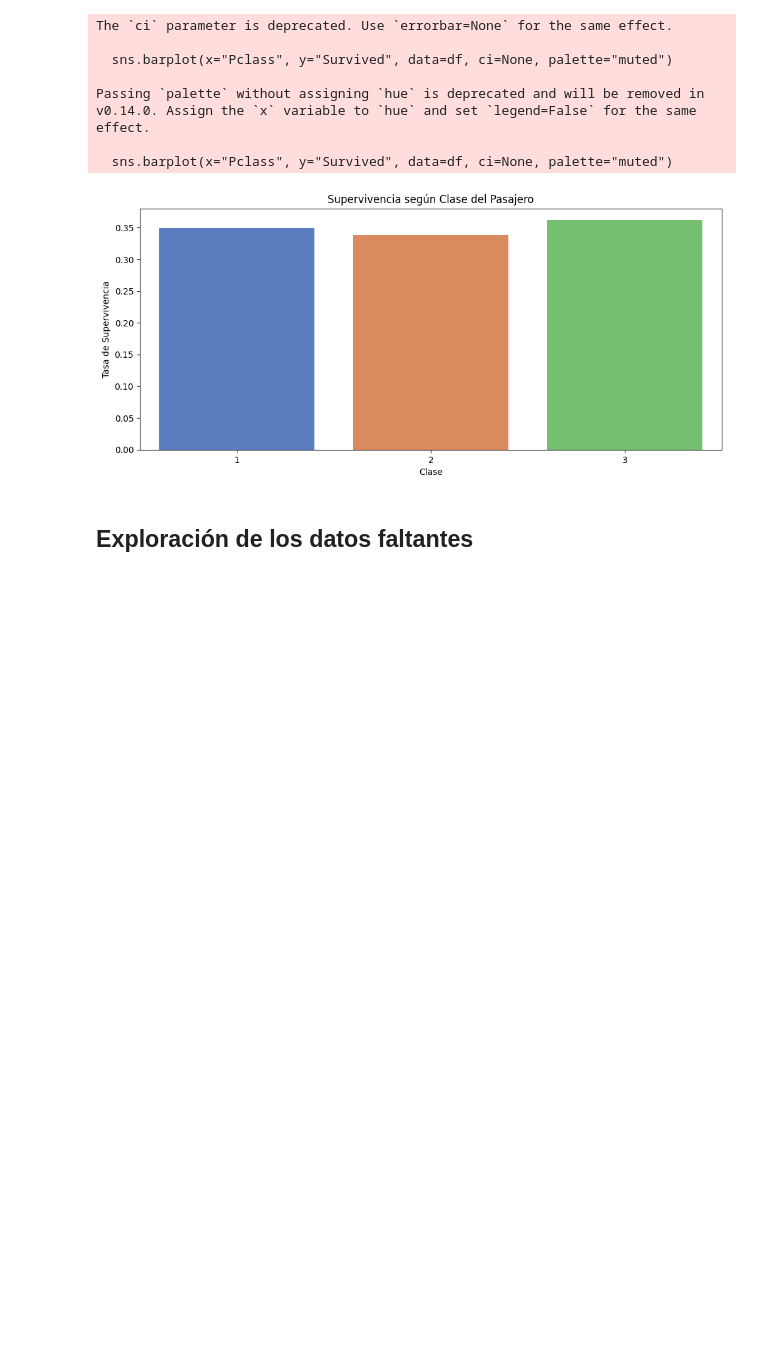
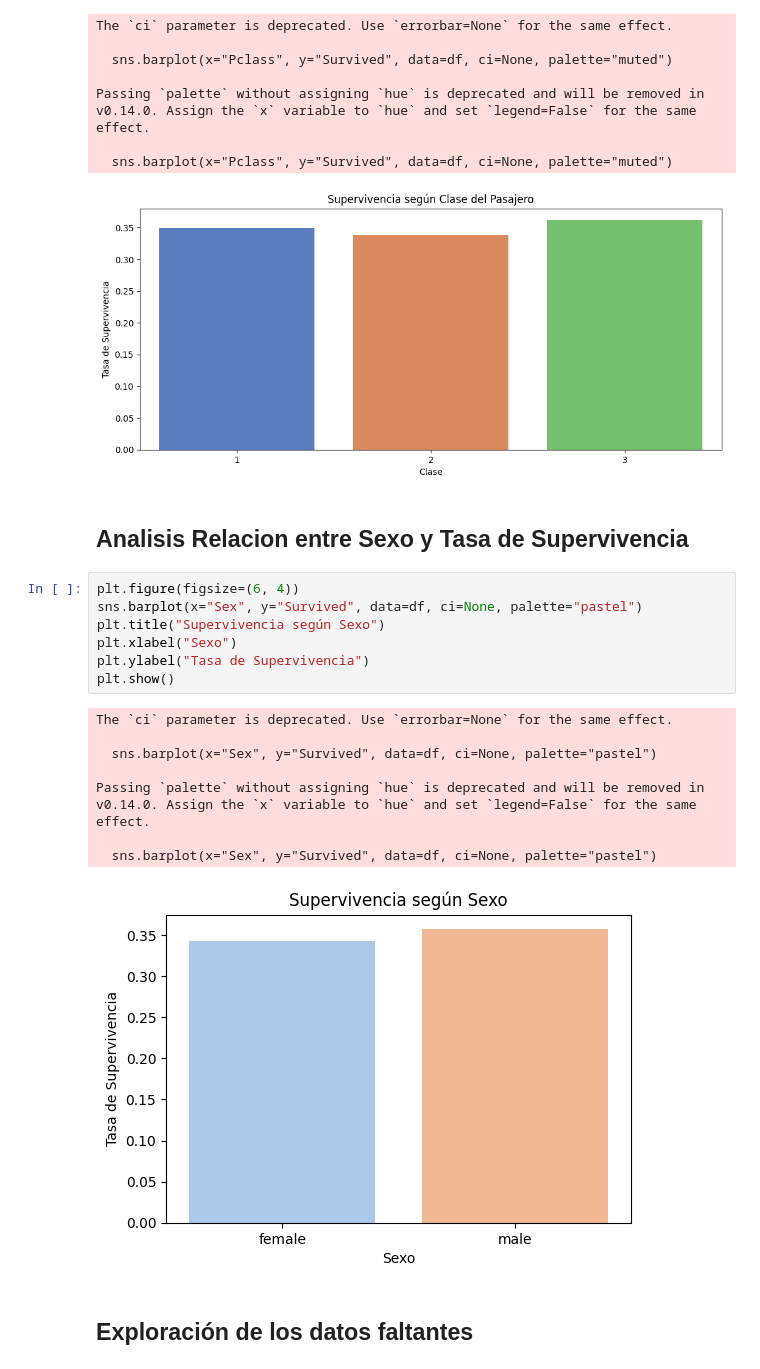
Before and after one commit to juanpablo130502/TallerDatasetTitanic_BI, a Jupyter notebook: AED_Titanic.ipynb, the cells around one changed output. Drawn from its saved outputs; the diff is of its cells as text; blank space fills up the shorter version.

Commit message:
Agrega grafica de barras Relacion entre Sexo y Supervivencia

```diff
--- a/AED_Titanic.ipynb
+++ b/AED_Titanic.ipynb
@@ -130,6 +130,24 @@ Passing `palette` without assigning `hue` is deprecated and will be removed in v
 
   sns.barplot(x="Pclass", y="Survived", data=df, ci=None, palette="muted")
 [figure]
+# %% [markdown]
+## Analisis Relacion entre Sexo y Tasa de Supervivencia
+# %%
+plt.figure(figsize=(6, 4))
+sns.barplot(x="Sex", y="Survived", data=df, ci=None, palette="pastel")
+plt.title("Supervivencia según Sexo")
+plt.xlabel("Sexo")
+plt.ylabel("Tasa de Supervivencia")
+plt.show()
+# %% [output]
+The `ci` parameter is deprecated. Use `errorbar=None` for the same effect.
+
+  sns.barplot(x="Sex", y="Survived", data=df, ci=None, palette="pastel")
+
+Passing `palette` without assigning `hue` is deprecated and will be removed in v0.14.0. Assign the `x` variable to `hue` and set `legend=False` for the same effect.
+
+  sns.barplot(x="Sex", y="Survived", data=df, ci=None, palette="pastel")
+[figure, added]
 # %% [markdown]
 ## Exploración de los datos faltantes
 # %%
```
